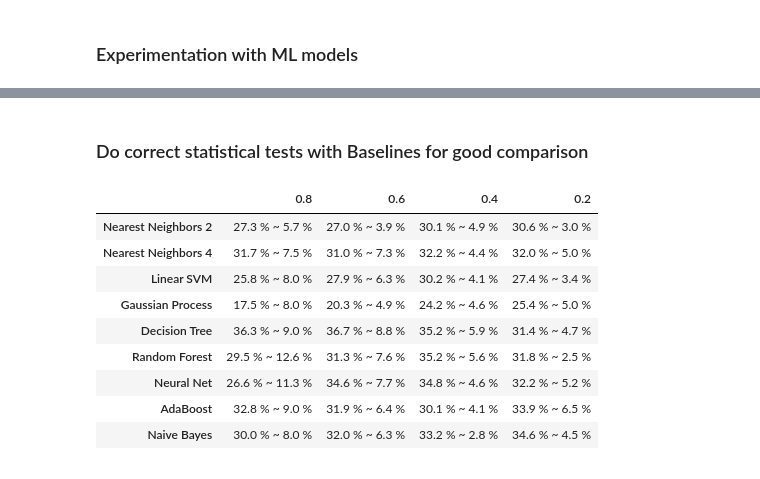
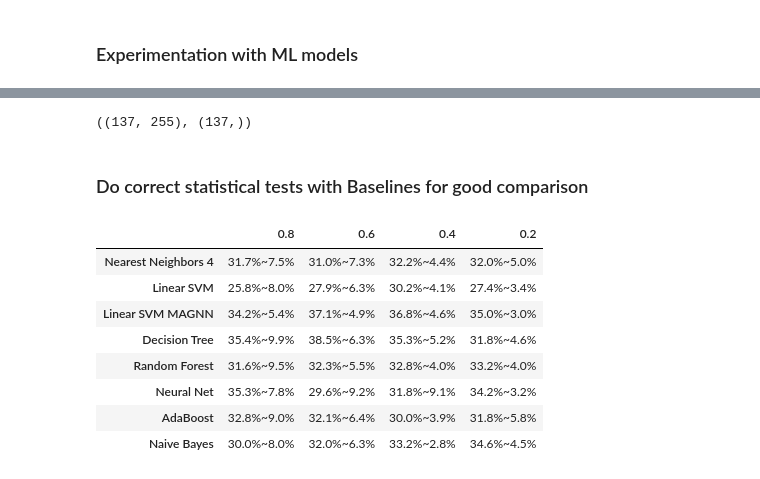
Before and after one commit to nmvdlei/PPMI_MAGNN, a Jupyter notebook: baseline.ipynb, the cells around one changed output, grey strips where cells are left out. Drawn from its saved outputs; the diff is of its cells as text; code cells hidden in the pictures.

```diff
--- a/baseline.ipynb
+++ b/baseline.ipynb
@@ -132,3 +107,7 @@ def format_mean_std(mean_std):
+# %%
+X.shape, y.shape
+# %% [output]
+((137, 255), (137,))
 # %% [markdown]
 ### Do correct statistical tests with Baselines for good comparison
 # %%
@@ -142,13 +124,12 @@ df_tests.index = names
-# %%
-df_tests
-# %% [output]
-|  | 0.8 | 0.6 | 0.4 | 0.2 |
-| Nearest Neighbors 2 | 27.3 % ~ 5.7 % | 27.0 % ~ 3.9 % | 30.1 % ~ 4.9 % | 30.6 % ~ 3.0 % |
-| Nearest Neighbors 4 | 31.7 % ~ 7.5 % | 31.0 % ~ 7.3 % | 32.2 % ~ 4.4 % | 32.0 % ~ 5.0 % |
-| Linear SVM | 25.8 % ~ 8.0 % | 27.9 % ~ 6.3 % | 30.2 % ~ 4.1 % | 27.4 % ~ 3.4 % |
-| Gaussian Process | 17.5 % ~ 8.0 % | 20.3 % ~ 4.9 % | 24.2 % ~ 4.6 % | 25.4 % ~ 5.0 % |
-| Decision Tree | 36.3 % ~ 9.0 % | 36.7 % ~ 8.8 % | 35.2 % ~ 5.9 % | 31.4 % ~ 4.7 % |
-| Random Forest | 29.5 % ~ 12.6 % | 31.3 % ~ 7.6 % | 35.2 % ~ 5.6 % | 31.8 % ~ 2.5 % |
-| Neural Net | 26.6 % ~ 11.3 % | 34.6 % ~ 7.7 % | 34.8 % ~ 4.6 % | 32.2 % ~ 5.2 % |
-| AdaBoost | 32.8 % ~ 9.0 % | 31.9 % ~ 6.4 % | 30.1 % ~ 4.1 % | 33.9 % ~ 6.5 % |
-| Naive Bayes | 30.0 % ~ 8.0 % | 32.0 % ~ 6.3 % | 33.2 % ~ 2.8 % | 34.6 % ~ 4.5 % |
+# %%
+df_tests_macro
+# %% [output]
+|  | 0.8 | 0.6 | 0.4 | 0.2 |
+| Nearest Neighbors 4 | 31.7%~7.5% | 31.0%~7.3% | 32.2%~4.4% | 32.0%~5.0% |
+| Linear SVM | 25.8%~8.0% | 27.9%~6.3% | 30.2%~4.1% | 27.4%~3.4% |
+| Linear SVM MAGNN | 34.2%~5.4% | 37.1%~4.9% | 36.8%~4.6% | 35.0%~3.0% |
+| Decision Tree | 35.4%~9.9% | 38.5%~6.3% | 35.3%~5.2% | 31.8%~4.6% |
+| Random Forest | 31.6%~9.5% | 32.3%~5.5% | 32.8%~4.0% | 33.2%~4.0% |
+| Neural Net | 35.3%~7.8% | 29.6%~9.2% | 31.8%~9.1% | 34.2%~3.2% |
+| AdaBoost | 32.8%~9.0% | 32.1%~6.4% | 30.0%~3.9% | 31.8%~5.8% |
+| Naive Bayes | 30.0%~8.0% | 32.0%~6.3% | 33.2%~2.8% | 34.6%~4.5% |
```
Also changed, not shown: parts of 8 cells of this notebook, 5 other files.
